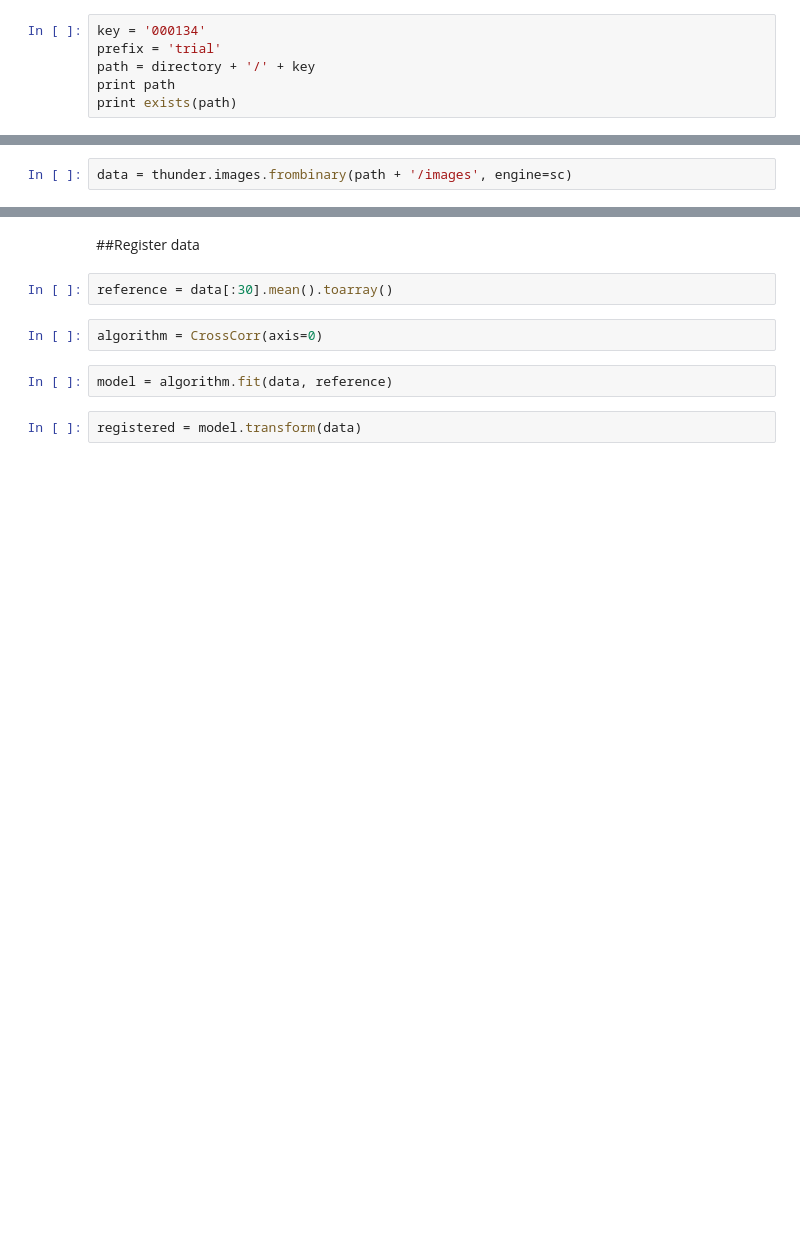
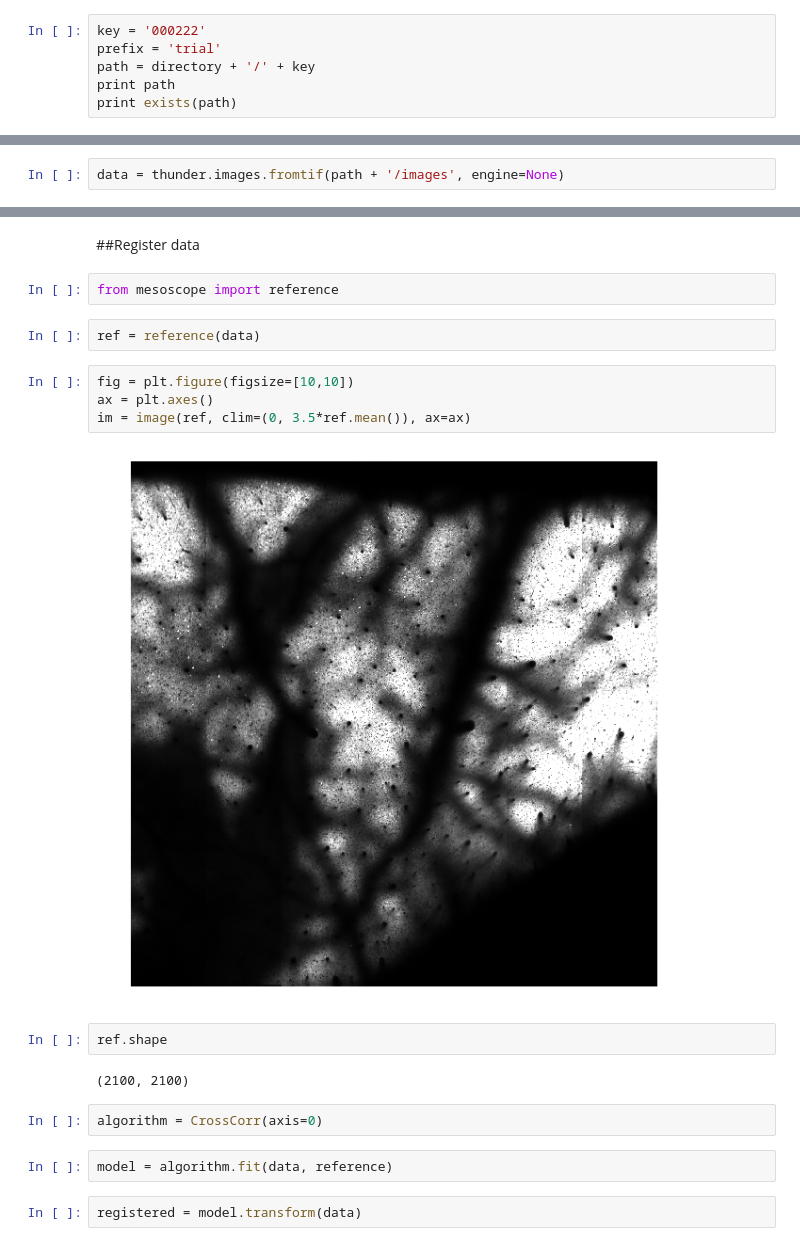
Before and after one commit to sofroniewn/2P-RAM-pipeline, a Jupyter notebook: notebooks/images-register.ipynb, the cells around one changed output, grey strips where cells are left out. Saved outputs shown, nothing was run; the diff lists cells and outputs as text; blank space fills up the shorter version.

```diff
--- a/notebooks/images-register.ipynb
+++ b/notebooks/images-register.ipynb
@@ -25,5 +25,5 @@ directory = '/tier2/freeman/Nick/mVR/sessions'
 # %%
-key = '000134'
+key = '000222'
 prefix = 'trial'
 path = directory + '/' + key
 print path
@@ -34,7 +34,7 @@ True
 # %% [markdown]
 ##Load data
 # %%
-data = thunder.images.frombinary(path + '/images', engine=sc)
+data = thunder.images.fromtif(path + '/images', engine=None)
 # %%
 data
 # %% [output]
@@ -45,7 +45,19 @@ shape: (8585, 4, 512, 512)
 # %% [markdown]
 ##Register data
-# %%
-reference = data[:30].mean().toarray()
+# %%
+from mesoscope import reference
+# %%
+ref = reference(data)
+# %%
+fig = plt.figure(figsize=[10,10])
+ax = plt.axes()
+im = image(ref, clim=(0, 3.5*ref.mean()), ax=ax)
+# %% [output]
+[figure, added]
+# %%
+ref.shape
+# %% [output]
+(2100, 2100)
 # %%
 algorithm = CrossCorr(axis=0)
 # %%
```
Also changed, not shown: parts of 4 cells of this notebook, 3 other files.
